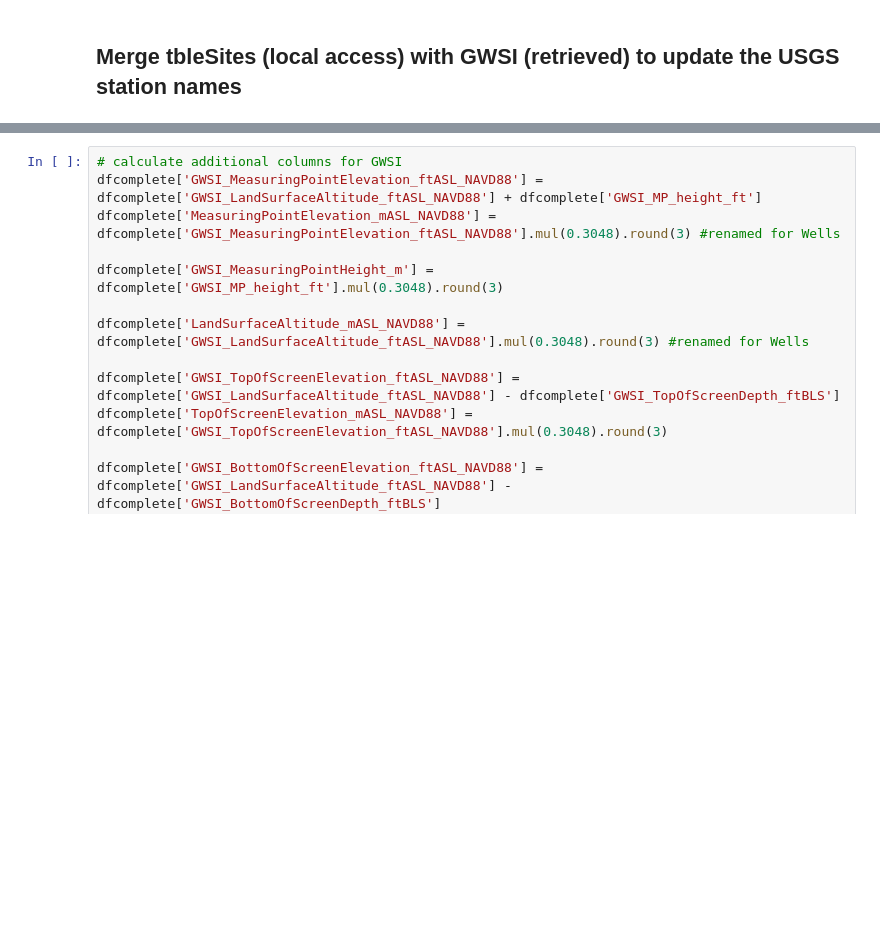
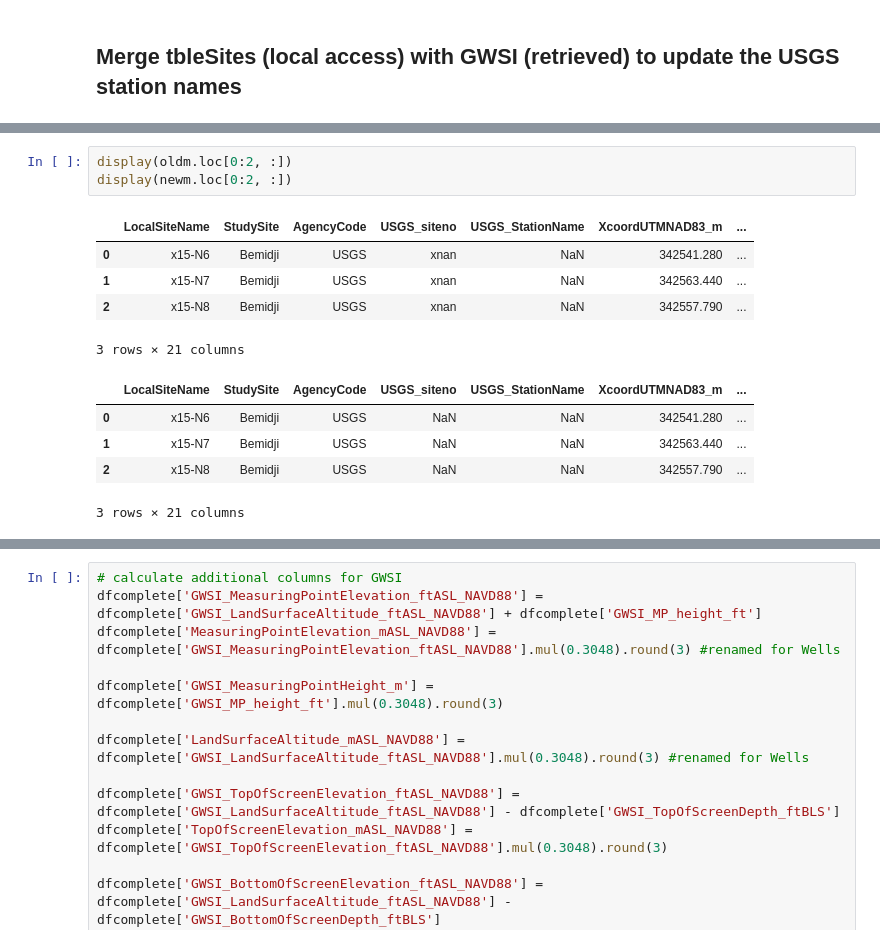
Before and after one commit to BojanMilinic/bemidji, a Jupyter notebook: 02_data_convergence_automate.ipynb, the cells around one changed output, grey strips where cells are left out. Cells and saved outputs as stored; diff of their text form; blank space fills up the shorter version.

```diff
--- a/02_data_convergence_automate.ipynb
+++ b/02_data_convergence_automate.ipynb
@@ -56,0 +586,14 @@ tblcd_OpeningType = pd.read_sql("select * from tblcd_OpeningType", Gfe_db)
+# %%
+display(oldm.loc[0:2, :])
+display(newm.loc[0:2, :])
+# %% [output]
+|  | LocalSiteName | StudySite | AgencyCode | USGS_siteno | USGS_StationName | XcoordUTMNAD83_m | ... |
+| 0 | x15-N6 | Bemidji | USGS | xnan | NaN | 342541.280 | ... |
+| 1 | x15-N7 | Bemidji | USGS | xnan | NaN | 342563.440 | ... |
+| 2 | x15-N8 | Bemidji | USGS | xnan | NaN | 342557.790 | ... |
+3 rows × 21 columns
+|  | LocalSiteName | StudySite | AgencyCode | USGS_siteno | USGS_StationName | XcoordUTMNAD83_m | ... |
+| 0 | x15-N6 | Bemidji | USGS | NaN | NaN | 342541.280 | ... |
+| 1 | x15-N7 | Bemidji | USGS | NaN | NaN | 342563.440 | ... |
+| 2 | x15-N8 | Bemidji | USGS | NaN | NaN | 342557.790 | ... |
+3 rows × 21 columns
```
Also changed, not shown: parts of 106 cells of this notebook.
